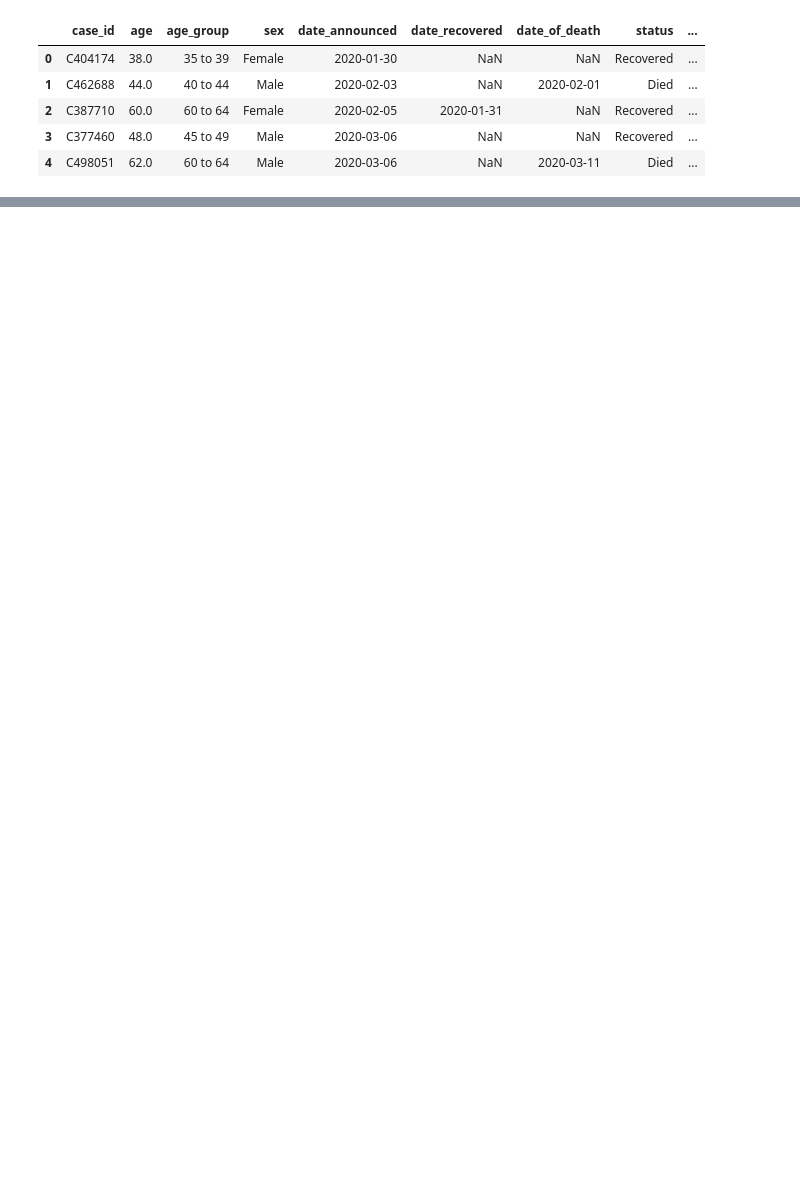
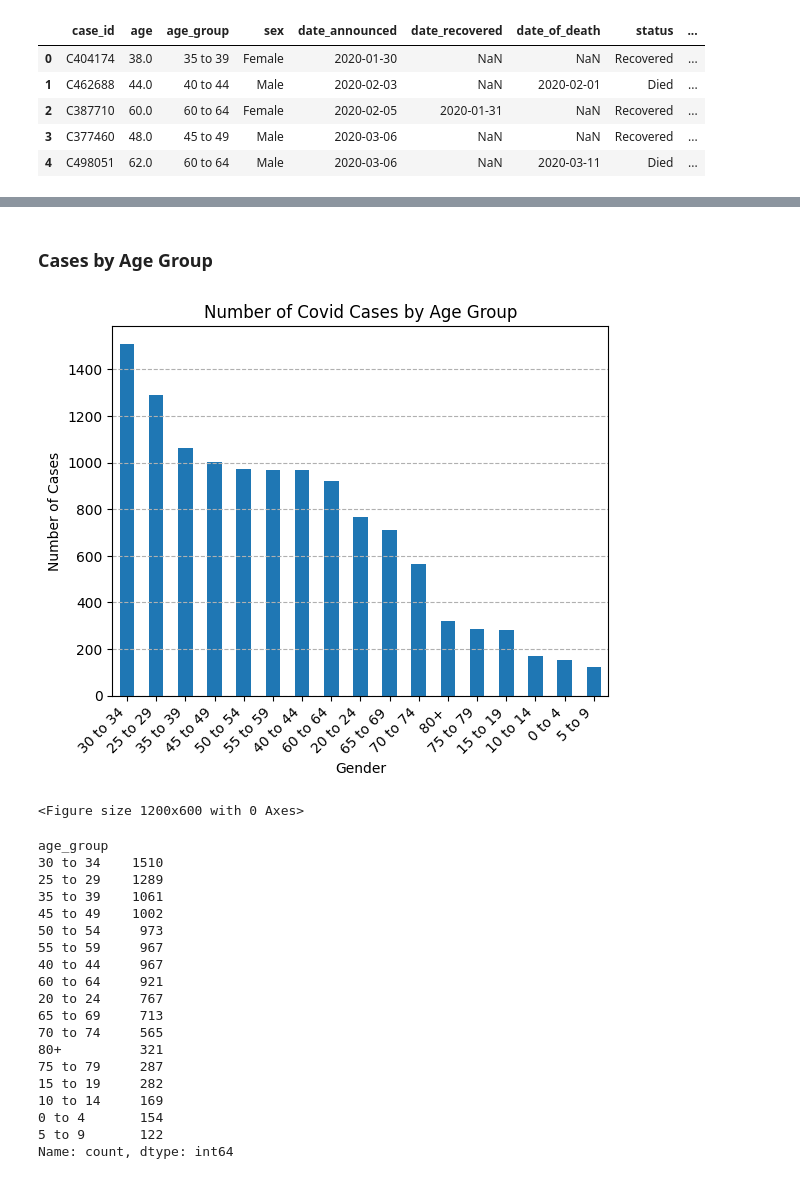
Before and after one commit to Ashvalano/covid_data_analysis, a Jupyter notebook: covid analysis.ipynb, the cells around one changed output, grey strips where cells are left out. Saved outputs shown, nothing was run; the diff lists cells and outputs as text; code cells hidden in the pictures; blank space fills up the shorter version.

```diff
--- a/covid analysis.ipynb
+++ b/covid analysis.ipynb
@@ -14,0 +58,50 @@ covid_data.head()
+# %% [markdown]
+### Cases by Age Group
+# %%
+casesByAgeGroup = covidData['age_group'].value_counts()
+
+#bar chart
+casesByAgeGroup.plot.bar()
+
+
+plt.xlabel('Gender')
+plt.ylabel('Number of Cases')
+plt.title('Number of Covid Cases by Age Group')
+
+plt.xticks(rotation=45, ha='right')
+plt.grid(axis='y', linestyle='--')
+plt.figure(figsize = (12,6))
+plt.tight_layout()
+
+plt.show()
+
+
+# pie chart variation
+# casesByAgeGroup.plot.pie()
+# plt.axis('equal')
+# plt.title('Number of Covid Cases by Age Group')
+# plt.show()
+
+print(casesByAgeGroup)
+# %% [output]
+[figure, added]
+<Figure size 1200x600 with 0 Axes>
+age_group
+30 to 34    1510
+25 to 29    1289
+35 to 39    1061
+45 to 49    1002
+50 to 54     973
+55 to 59     967
+40 to 44     967
+60 to 64     921
+20 to 24     767
+65 to 69     713
+70 to 74     565
+80+          321
+75 to 79     287
+15 to 19     282
+10 to 14     169
+0 to 4       154
+5 to 9       122
+Name: count, dtype: int64
```
Also changed, not shown: parts of 8 cells of this notebook.
